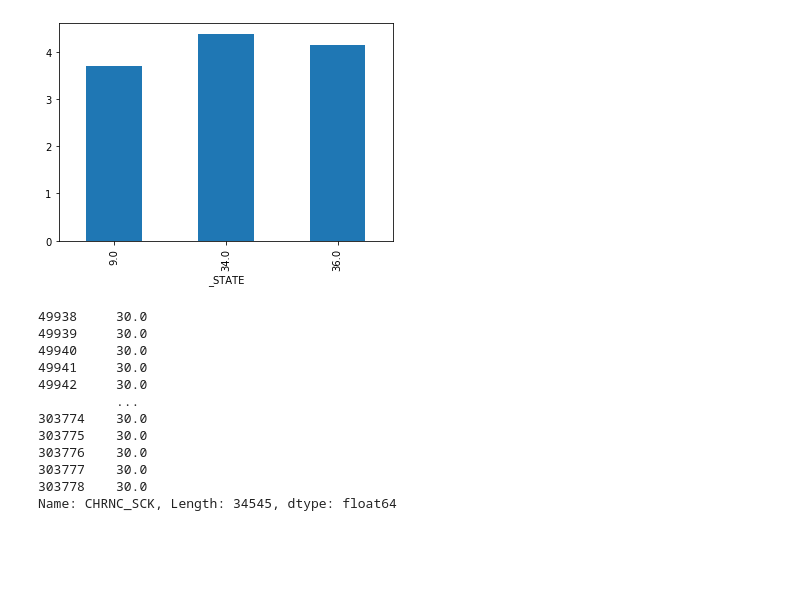
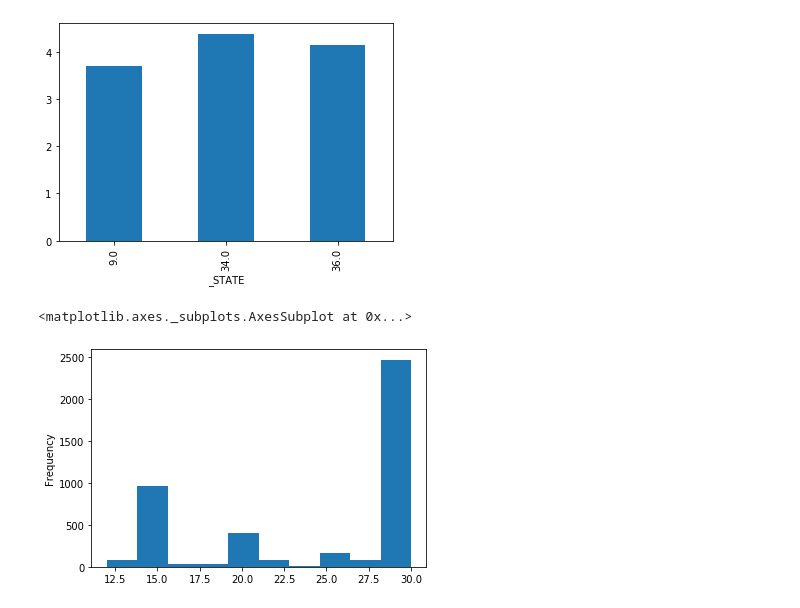
Before and after one commit to jsherpa/nyc-mhtn-ds-010620-lectures, a Jupyter notebook: week_2/case_study/Case_Study_Final.ipynb, the cells around one changed output. Saved outputs shown, nothing was run; the diff lists cells and outputs as text; code cells hidden in the pictures; blank space fills up the shorter version.

```diff
--- a/week_2/case_study/Case_Study_Final.ipynb
+++ b/week_2/case_study/Case_Study_Final.ipynb
@@ -90,21 +184,9 @@ my_graph_state.plot(kind = 'bar')
 # %% [output]
 <matplotlib.axes._subplots.AxesSubplot at 0x...>
 [figure]
-# %%
-for s in df['PHYSHLTH']:
-    if s >= 30:
-        df['CHRNC_SCK'] = s
-df['CHRNC_SCK']
-# %% [output]
-49938     30.0
-49939     30.0
-49940     30.0
-49941     30.0
-49942     30.0
-          ...
-303774    30.0
-303775    30.0
-303776    30.0
-303777    30.0
-303778    30.0
-Name: CHRNC_SCK, Length: 34545, dtype: float64
+# %%
+df['CHRNC_SCK'] = df['PHYSHLTH'][df['PHYSHLTH']>=12]
+df['CHRNC_SCK'].plot(kind = 'hist')     #graph to show the chronically sick in PHYSHLTH colunms
+# %% [output]
+<matplotlib.axes._subplots.AxesSubplot at 0x...>
+[figure, added]
```
Also changed, not shown: parts of 15 cells of this notebook, 2 other files.
